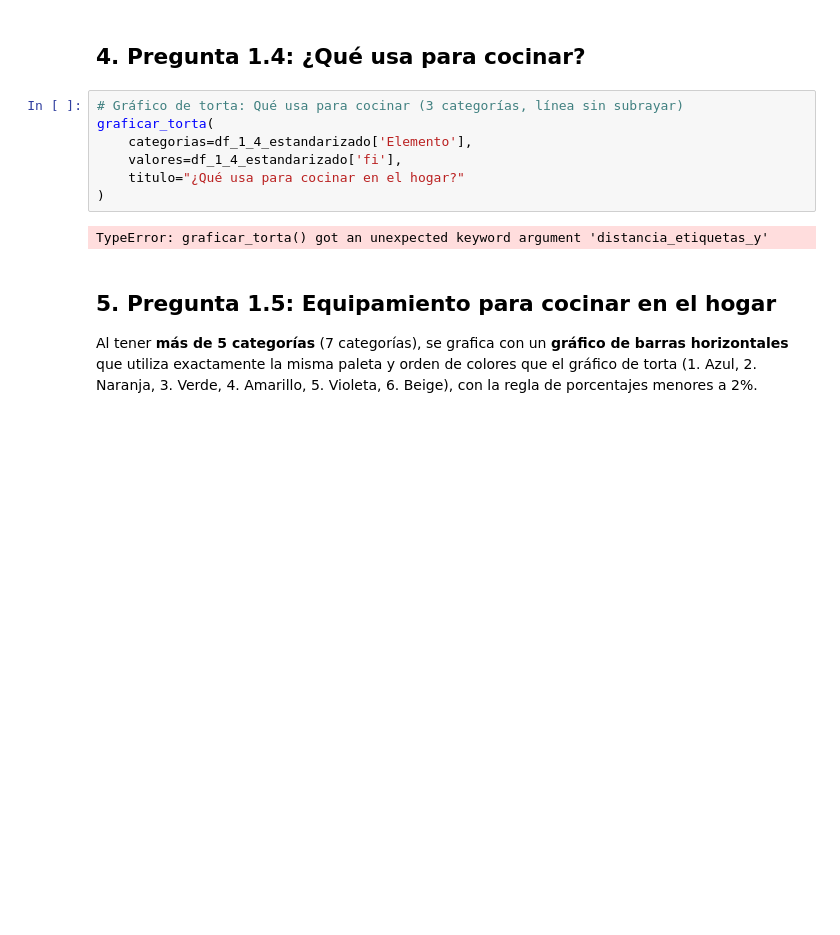
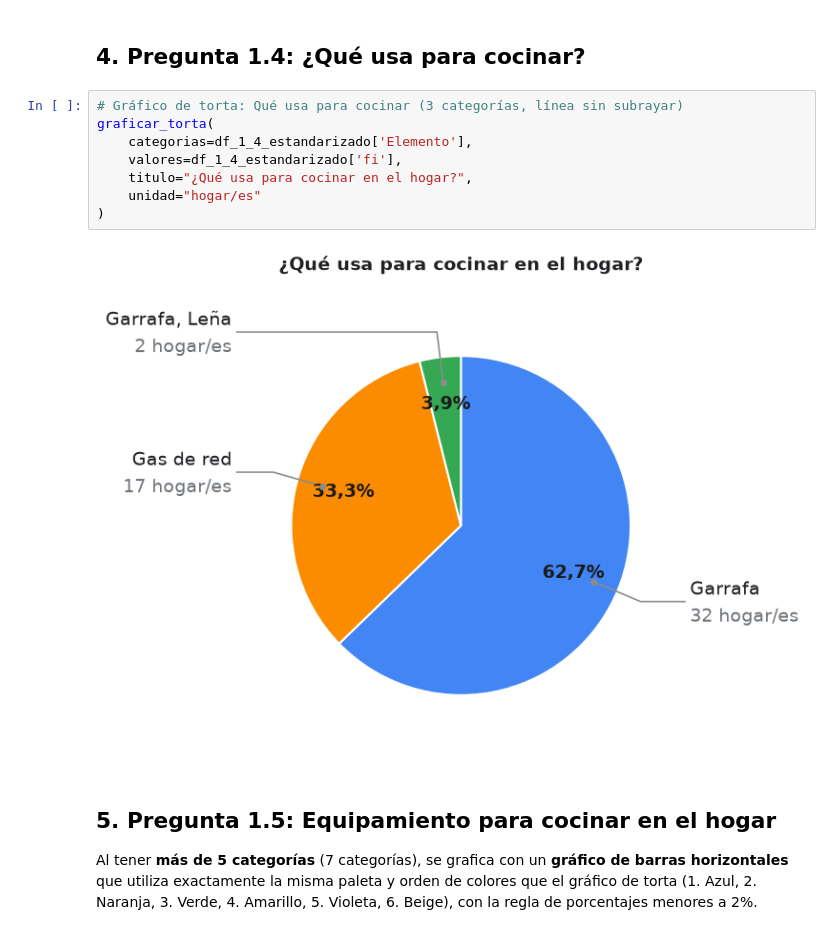
Before and after one commit to TruelseHer/Tpe-Probabilidad-y-Estadistica, a Jupyter notebook: generador_graficos 1_4 - 1_7_estandarizado.ipynb, the cells around one changed output. Drawn from its saved outputs; the diff is of its cells as text; blank space fills up the shorter version.

```diff
--- a/generador_graficos 1_4 - 1_7_estandarizado.ipynb
+++ b/generador_graficos 1_4 - 1_7_estandarizado.ipynb
@@ -357,12 +357,13 @@ df_1_7_conteo = df_1_7[df_1_7.columns[0]].value_counts().to_frame(name='fi')
 # %%
 # Gráfico de torta: Qué usa para cocinar (3 categorías, línea sin subrayar)
 graficar_torta(
     categorias=df_1_4_estandarizado['Elemento'],
     valores=df_1_4_estandarizado['fi'],
-    titulo="¿Qué usa para cocinar en el hogar?"
+    titulo="¿Qué usa para cocinar en el hogar?",
+    unidad="hogar/es"
 )
 # %% [output]
-TypeError: graficar_torta() got an unexpected keyword argument 'distancia_etiquetas_y'
+[figure, added]
 # %% [markdown]
 ## 5. Pregunta 1.5: Equipamiento para cocinar en el hogar
 Al tener **más de 5 categorías** (7 categorías), se grafica con un **gráfico de barras horizontales** que utiliza exactamente la misma paleta y orden de colores que el gráfico de torta (1. Azul, 2. Naranja, 3. Verde, 4. Amarillo, 5. Violeta, 6. Beige), con la regla de porcentajes menores a 2%.
```
Also changed, not shown: parts of 3 cells of this notebook, 3 other files.
